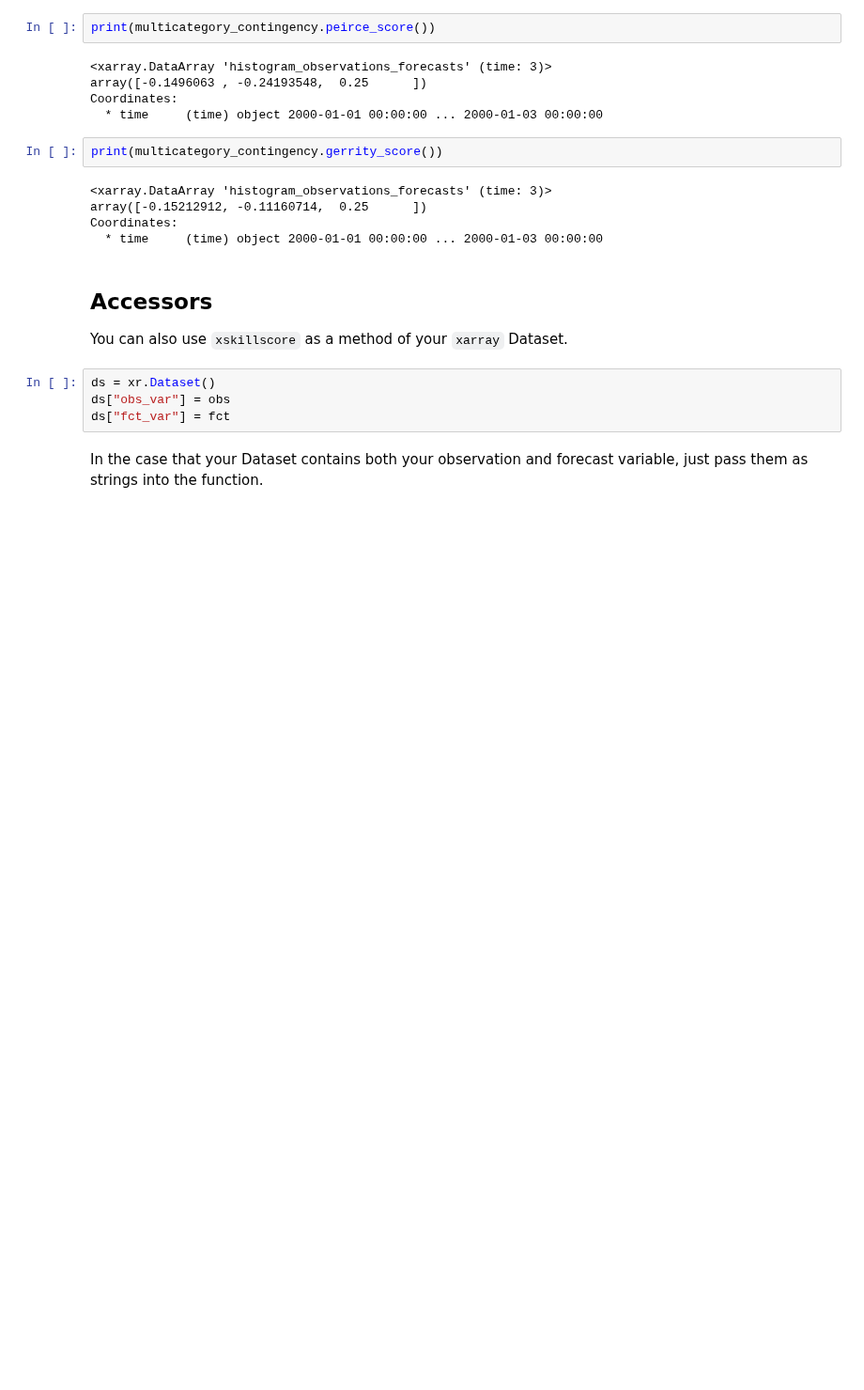
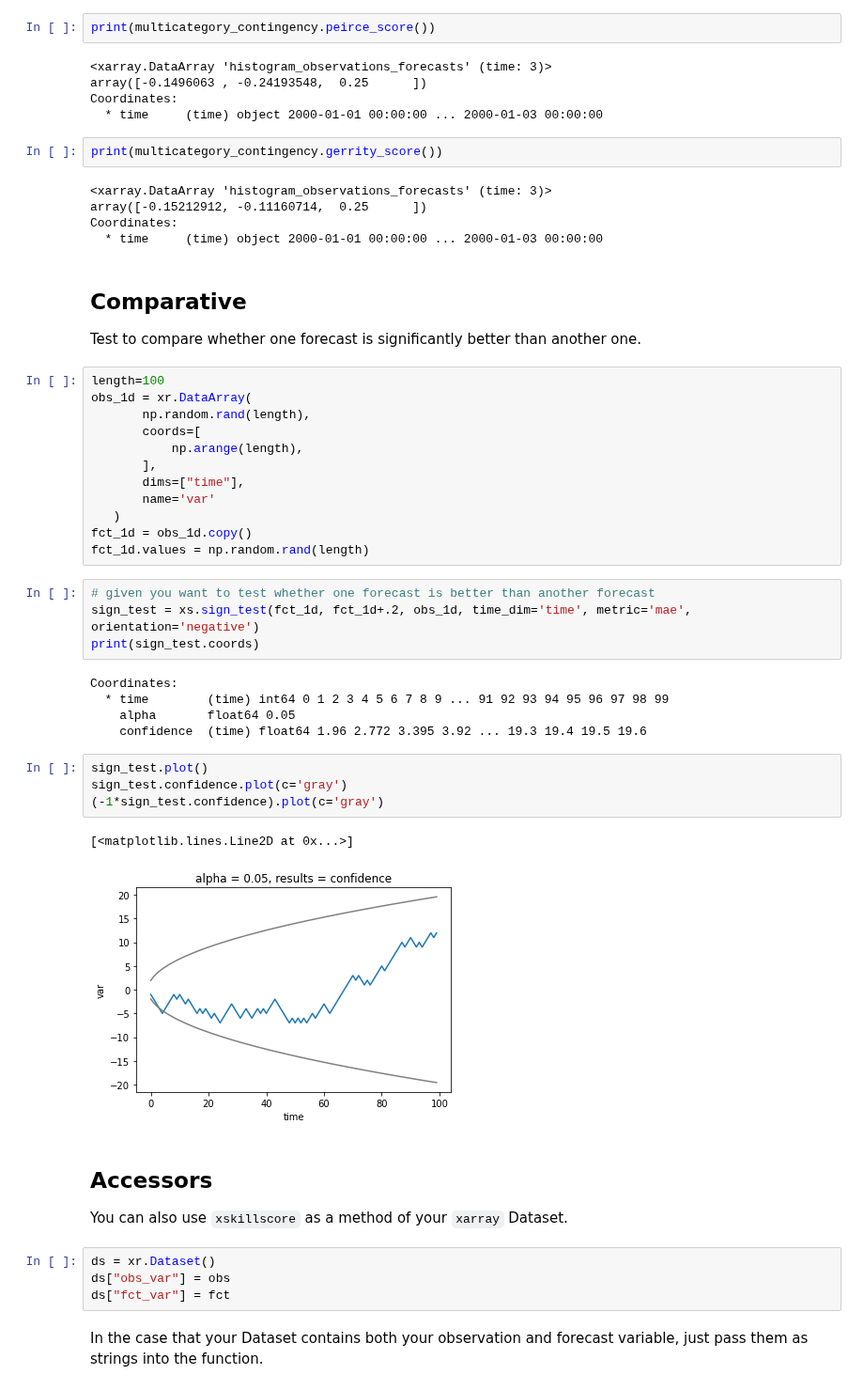
Before and after one commit to xarray-contrib/xskillscore, a Jupyter notebook: docs/source/quick-start.ipynb, the cells around one changed output. Shown at 94% size. Cells and saved outputs as stored; diff of their text form; blank space fills up the shorter version.

```diff
--- a/docs/source/quick-start.ipynb
+++ b/docs/source/quick-start.ipynb
@@ -403,6 +403,38 @@ print(multicategory_contingency.gerrity_score())
 array([-0.15212912, -0.11160714,  0.25      ])
 Coordinates:
   * time     (time) object 2000-01-01 00:00:00 ... 2000-01-03 00:00:00
+# %% [markdown]
+## Comparative
+
+Test to compare whether one forecast is significantly better than another one.
+# %%
+length=100
+obs_1d = xr.DataArray(
+       np.random.rand(length),
+       coords=[
+           np.arange(length),
+       ],
+       dims=["time"],
+       name='var'
+   )
+fct_1d = obs_1d.copy()
+fct_1d.values = np.random.rand(length)
+# %%
+# given you want to test whether one forecast is better than another forecast
+sign_test = xs.sign_test(fct_1d, fct_1d+.2, obs_1d, time_dim='time', metric='mae', orientation='negative')
+print(sign_test.coords)
+# %% [output]
+Coordinates:
+  * time        (time) int64 0 1 2 3 4 5 6 7 8 9 ... 91 92 93 94 95 96 97 98 99
+    alpha       float64 0.05
+    confidence  (time) float64 1.96 2.772 3.395 3.92 ... 19.3 19.4 19.5 19.6
+# %%
+sign_test.plot()
+sign_test.confidence.plot(c='gray')
+(-1*sign_test.confidence).plot(c='gray')
+# %% [output]
+[<matplotlib.lines.Line2D at 0x...>]
+[figure, added]
 # %% [markdown]
 ## Accessors
 
```
Also changed, not shown: parts of 1 cell of this notebook, 10 other files.
